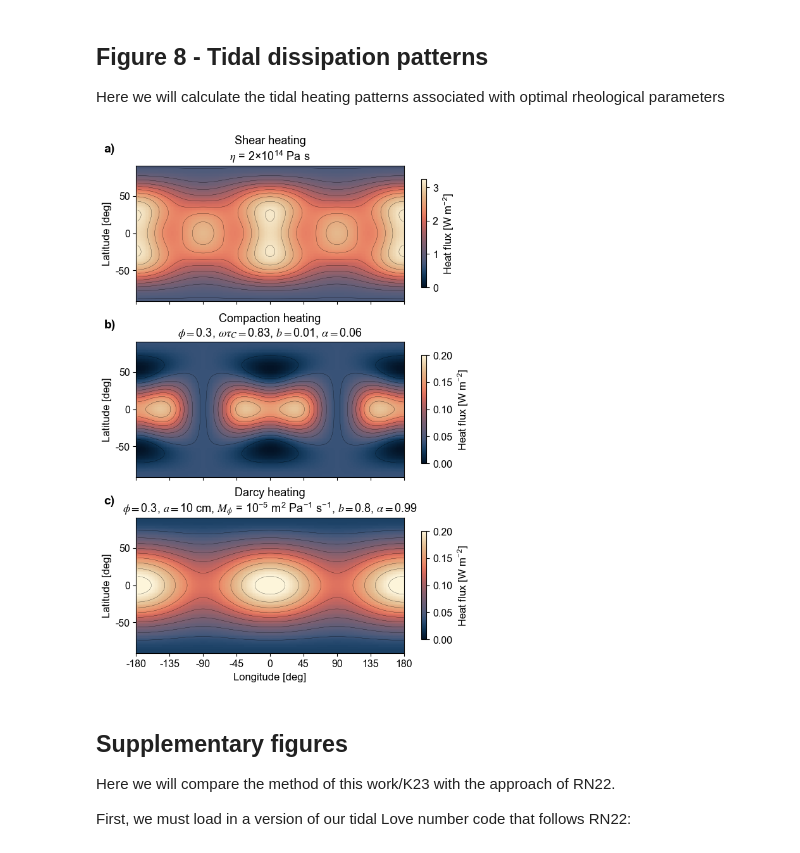
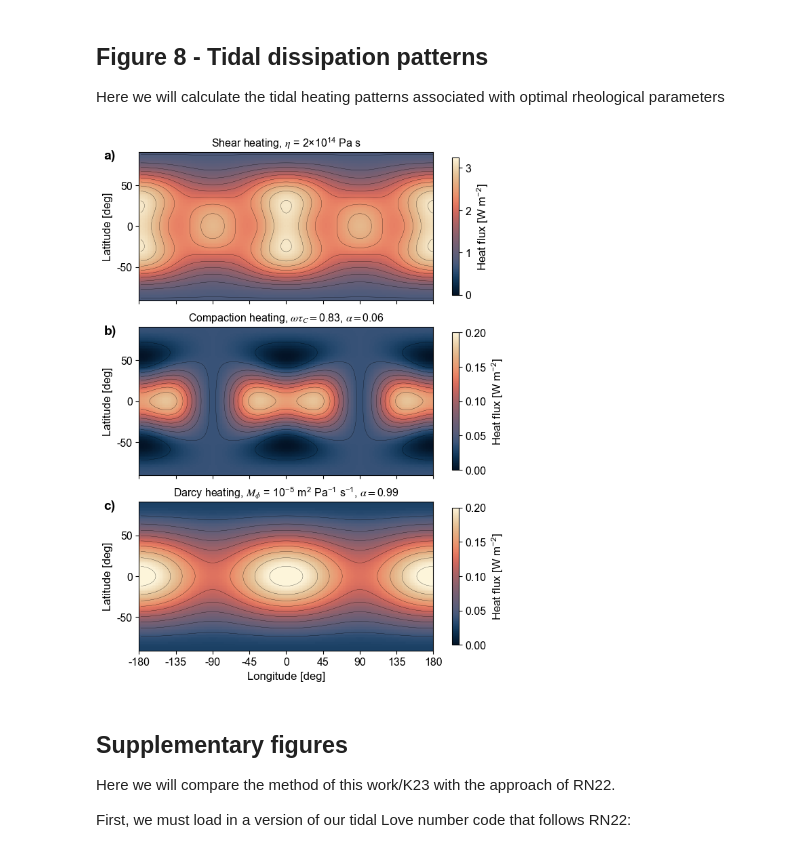
Before and after one commit to FormingWorlds/Love.jl, a Jupyter notebook: examples/PoroviscoelasticTides/PoroviscoelasticTides.ipynb, the cells around one changed output. Saved outputs shown, nothing was run; the diff lists cells and outputs as text; code cells hidden in the pictures.

```diff
--- a/examples/PoroviscoelasticTides/PoroviscoelasticTides.ipynb
+++ b/examples/PoroviscoelasticTides/PoroviscoelasticTides.ipynb
@@ -738,41 +737,47 @@ c3 = ax3.pcolor(lons, lats, map_darcy, cmap=cmap, vmin=0.0, vmax=0.2, rasterized
 ax3.contour(lons, lats, map_darcy, levels=lvl_comp, linewidths=0.2, colors="k")
 c2 = ax2.pcolor(lons, lats, map_bulk, cmap=cmap, vmin=0.0, vmax=0.2, rasterized=true)
 ax2.contour(lons, lats, map_bulk, levels=lvl_comp, linewidths=0.2, colors="k")
 c1 = ax1.pcolor(lons, lats, map_shear, cmap=cmap, vmin=0.0, vmax=3.25, rasterized=true)
 ax1.contour(lons, lats, map_shear, levels=lvl_shear, linewidths=0.2, colors="k")
 
 clabel = "Heat flux [W m\$^{\\mathregular{-2}}\$]"
 colorbar(c1, orientation="vertical", label=clabel, shrink=0.8)
 colorbar(c2, orientation="vertical", label=clabel, shrink=0.8)
 colorbar(c3, orientation="vertical", label=clabel, shrink=0.8)
 
 tick_loc = collect(-180:45:180)
 for ax in axes
     ax.set_aspect("equal")
     ax.set_ylabel("Latitude [deg]")
     ax.xaxis.set_major_locator(mpl.ticker.FixedLocator(tick_loc))
     ax.set_xlim([-180, 180])
 end
 
-ax1.text(-0.12, 1.1, "a)", fontsize=14, fontweight="bold", transform=ax1.transAxes)
-ax2.text(-0.12, 1.1, "b)", fontsize=14, fontweight="bold", transform=ax2.transAxes)
-ax3.text(-0.12, 1.1, "c)", fontsize=14, fontweight="bold", transform=ax3.transAxes)
+ax1.text(-0.12, 0.95, "a)", fontsize=14, fontweight="bold", transform=ax1.transAxes)
+ax2.text(-0.12, 0.95, "b)", fontsize=14, fontweight="bold", transform=ax2.transAxes)
+ax3.text(-0.12, 0.95, "c)", fontsize=14, fontweight="bold", transform=ax3.transAxes)
 
-ax3.set_title("Darcy heating\n\$\\phi = \\mathregular{0.3}\$, \$a = \\mathregular{10}\$ cm, \$M_\\phi\$ = 10\$^{\\mathregular{-5}}\$ m\$^\\mathregular{2}\$ Pa\$^\\mathregular{-1}\$ s\$^\\mathregular{-1}\$, \$b=\\mathregular{0.8}\$, \$\\alpha = \\mathregular{$(α_darcy)}\$", fontsize=13)
-ax2.set_title("Compaction heating\n\$\\phi = \\mathregular{0.3}\$, \$\\omega\\tau_C=\\mathregular{$(round(ωζ_comp;digits=2))}\$, \$b=\\mathregular{0.01}\$, \$\\alpha = \\mathregular{$(round(α_comp; digits=2))}\$" , fontsize=13)
-ax1.set_title("Shear heating\n\$\\eta\$ = 2×10\$^{\\mathregular{14}}\$ Pa s", fontsize=13)
+ax3.set_title("Darcy heating, \$M_\\phi\$ = 10\$^{\\mathregular{-5}}\$ m\$^\\mathregular{2}\$ Pa\$^\\mathregular{-1}\$ s\$^\\mathregular{-1}\$, \$\\alpha = \\mathregular{$(α_darcy)}\$", fontsize=11.5)
+ax2.set_title("Compaction heating, \$\\omega\\tau_C=\\mathregular{$(round(ωζ_comp;digits=2))}\$, \$\\alpha = \\mathregular{$(round(α_comp; digits=2))}\$" , fontsize=11.5)
+ax1.set_title("Shear heating, \$\\eta\$ = 2×10\$^{\\mathregular{14}}\$ Pa s", fontsize=11.5)
+
+
+
+# ax3.set_title("Darcy heating\n\$\\phi = \\mathregular{0.3}\$, \$a = \\mathregular{10}\$ cm, \$M_\\phi\$ = 10\$^{\\mathregular{-5}}\$ m\$^\\mathregular{2}\$ Pa\$^\\mathregular{-1}\$ s\$^\\mathregular{-1}\$, \$b=\\mathregular{0.8}\$, \$\\alpha = \\mathregular{$(α_darcy)}\$", fontsize=13)
+# ax2.set_title("Compaction heating\n\$\\phi = \\mathregular{0.3}\$, \$\\omega\\tau_C=\\mathregular{$(round(ωζ_comp;digits=2))}\$, \$b=\\mathregular{0.01}\$, \$\\alpha = \\mathregular{$(round(α_comp; digits=2))}\$" , fontsize=13)
+# ax1.set_title("Shear heating\n\$\\eta\$ = 2×10\$^{\\mathregular{14}}\$ Pa s", fontsize=13)
 
 ax3.set_xlabel("Longitude [deg]")
 
-subplots_adjust(hspace=0.3)
+subplots_adjust(hspace=0.02)
 
 fig.savefig("./figures/fig8_heating_patterns.pdf", dpi=400, bbox_inches="tight")
 
 display(fig)
 
 define_spherical_grid(10.0);
 # %% [output]
-[figure, old version]
+[figure, new version]
 # %% [markdown]
 ## Supplementary figures
 
```
Also changed, not shown: parts of 2 cells of this notebook.
